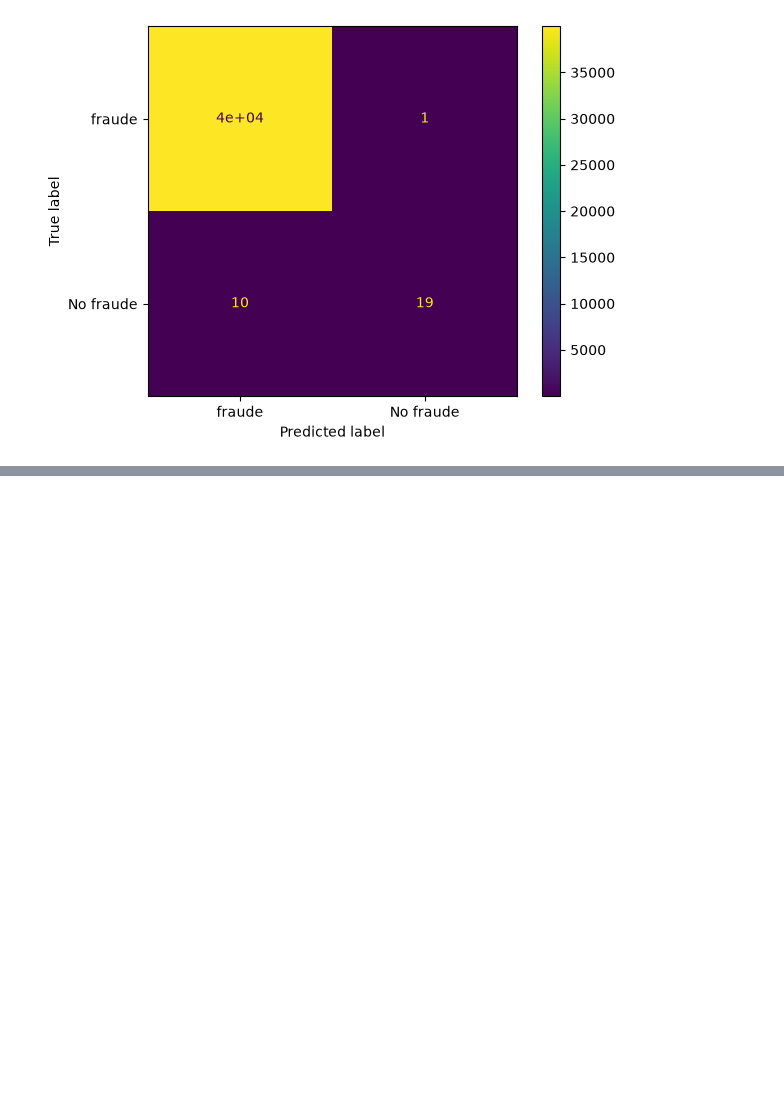
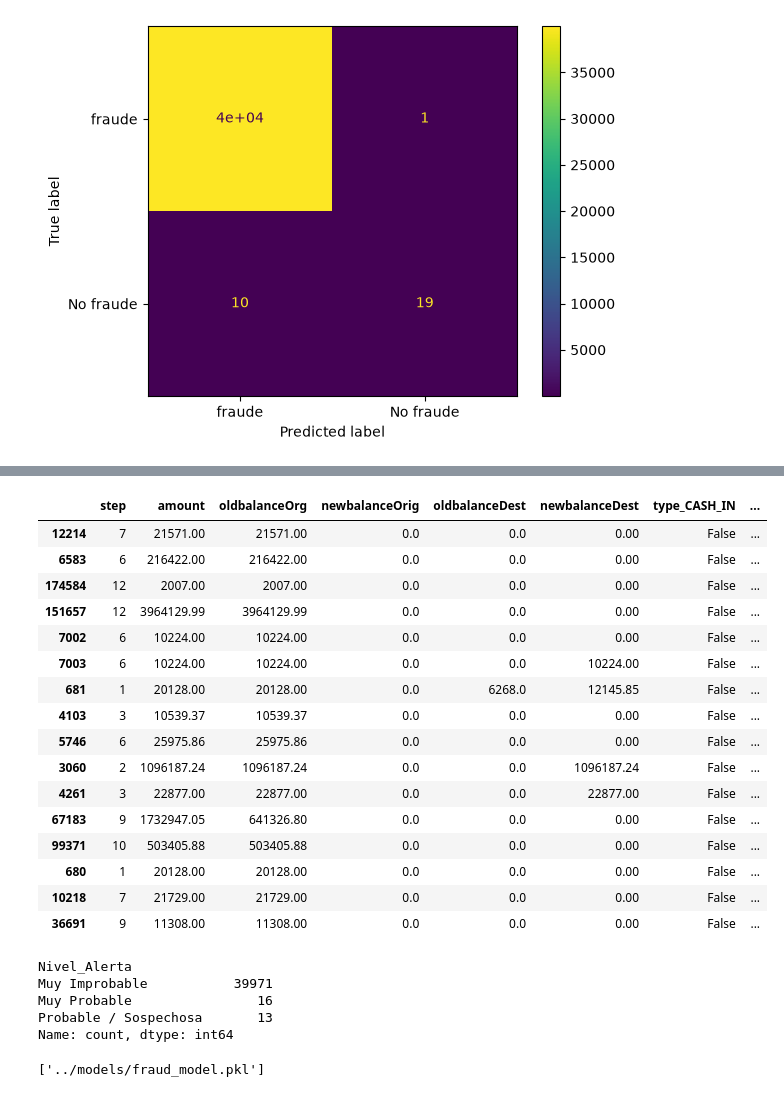
Before and after one commit to MaximoVeron/tp_final_py_veron_garrido_aguero, a Jupyter notebook: model/model_main.ipynb, the cells around one changed output, grey strips where cells are left out. Cells and saved outputs as stored; diff of their text form; code cells hidden in the pictures; blank space fills up the shorter version.

```diff
--- a/model/model_main.ipynb
+++ b/model/model_main.ipynb
@@ -161,0 +171,34 @@ y_true = y_test, y_pred = y_pred, display_labels = ["fraude",
+# %%
+df_resultados[(df_resultados["Nivel_Alerta"]=="Probable")|(df_resultados["Nivel_Alerta"]=="Muy Probable")]
+# %% [output]
+|  | step | amount | oldbalanceOrg | newbalanceOrig | oldbalanceDest | newbalanceDest | type_CASH_IN | ... |
+| 12214 | 7 | 21571.00 | 21571.00 | 0.0 | 0.0 | 0.00 | False | ... |
+| 6583 | 6 | 216422.00 | 216422.00 | 0.0 | 0.0 | 0.00 | False | ... |
+| 174584 | 12 | 2007.00 | 2007.00 | 0.0 | 0.0 | 0.00 | False | ... |
+| 151657 | 12 | 3964129.99 | 3964129.99 | 0.0 | 0.0 | 0.00 | False | ... |
+| 7002 | 6 | 10224.00 | 10224.00 | 0.0 | 0.0 | 0.00 | False | ... |
+| 7003 | 6 | 10224.00 | 10224.00 | 0.0 | 0.0 | 10224.00 | False | ... |
+| 681 | 1 | 20128.00 | 20128.00 | 0.0 | 6268.0 | 12145.85 | False | ... |
+| 4103 | 3 | 10539.37 | 10539.37 | 0.0 | 0.0 | 0.00 | False | ... |
+| 5746 | 6 | 25975.86 | 25975.86 | 0.0 | 0.0 | 0.00 | False | ... |
+| 3060 | 2 | 1096187.24 | 1096187.24 | 0.0 | 0.0 | 1096187.24 | False | ... |
+| 4261 | 3 | 22877.00 | 22877.00 | 0.0 | 0.0 | 22877.00 | False | ... |
+| 67183 | 9 | 1732947.05 | 641326.80 | 0.0 | 0.0 | 0.00 | False | ... |
+| 99371 | 10 | 503405.88 | 503405.88 | 0.0 | 0.0 | 0.00 | False | ... |
+| 680 | 1 | 20128.00 | 20128.00 | 0.0 | 0.0 | 0.00 | False | ... |
+| 10218 | 7 | 21729.00 | 21729.00 | 0.0 | 0.0 | 0.00 | False | ... |
+| 36691 | 9 | 11308.00 | 11308.00 | 0.0 | 0.0 | 0.00 | False | ... |
+# %%
+df_resultados["Nivel_Alerta"].value_counts()
+# %% [output]
+Nivel_Alerta
+Muy Improbable           39971
+Muy Probable                16
+Probable / Sospechosa       13
+Name: count, dtype: int64
+# %%
+import joblib
+
+joblib.dump(modelo_fraude,"../models/fraud_model.pkl")
+# %% [output]
+['../models/fraud_model.pkl']
```
Also changed, not shown: parts of 4 cells of this notebook, 41 other files.
